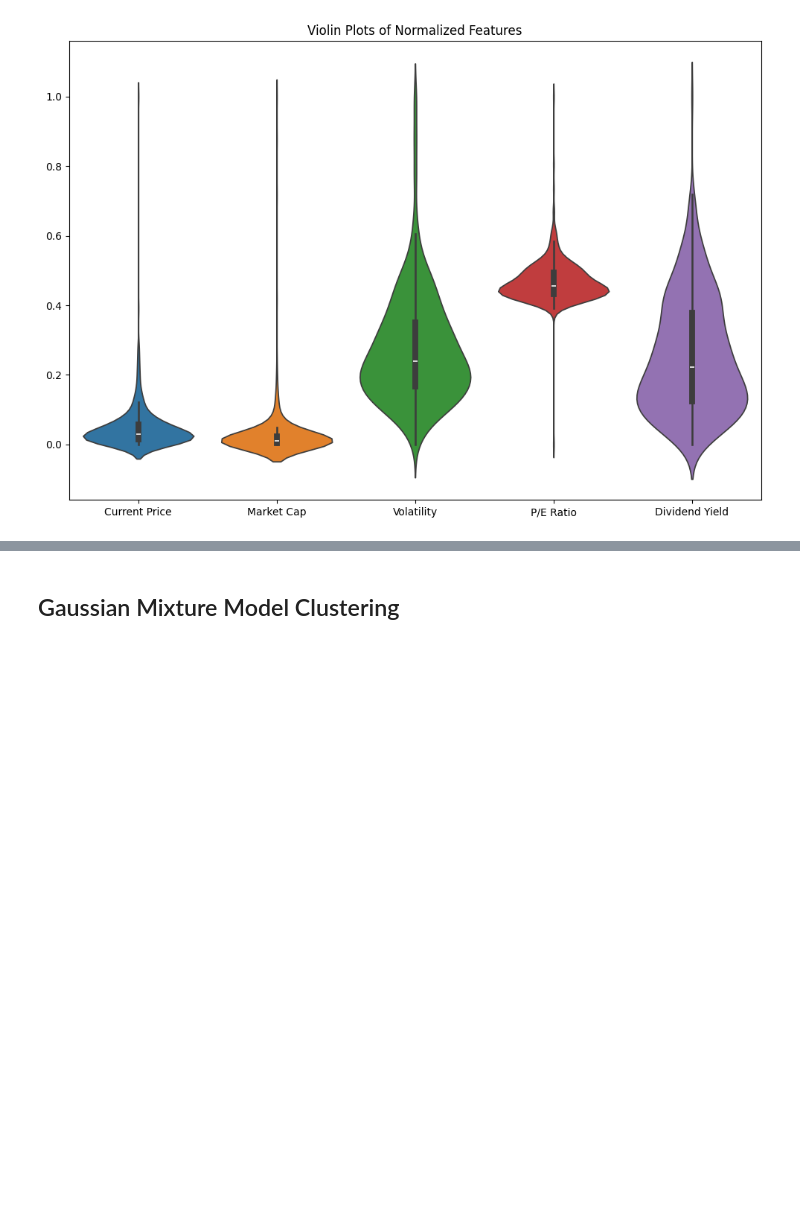
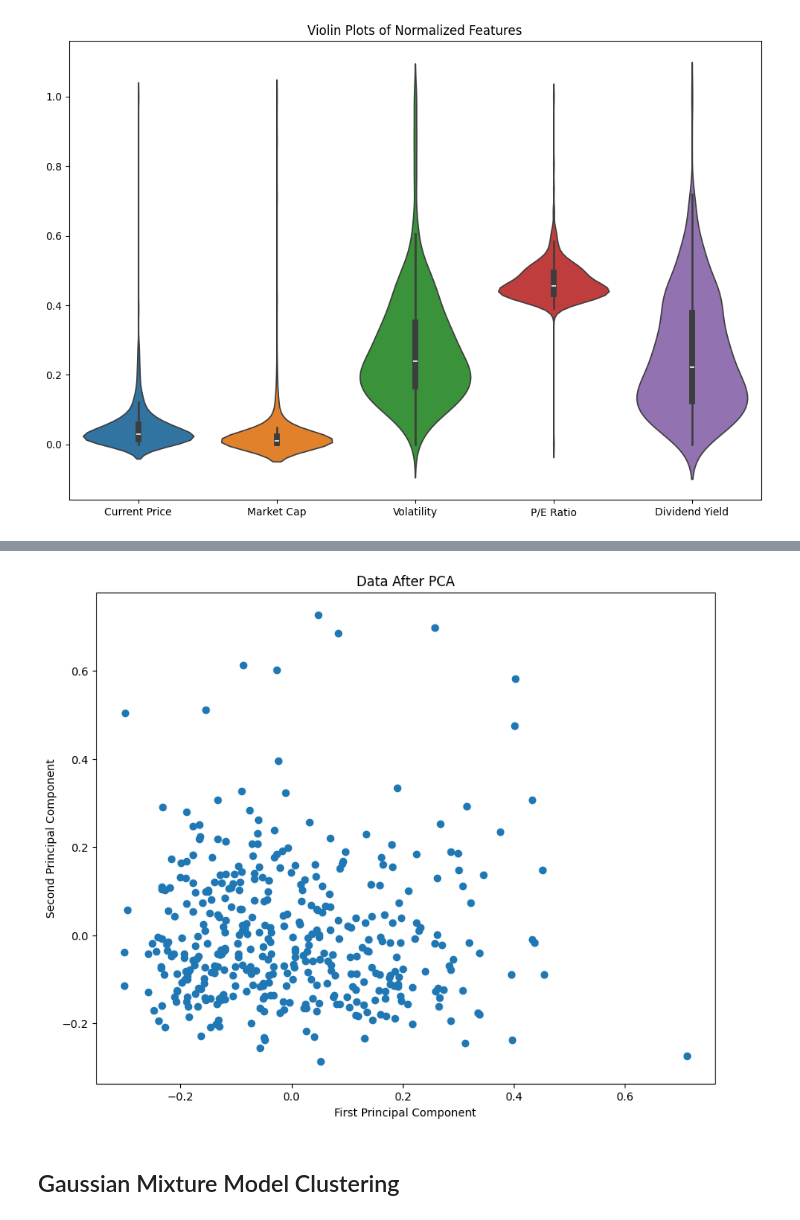
Before and after one commit to Purpup/COGS118B-Project, a Jupyter notebook: FinalProject.ipynb, the cells around one changed output, grey strips where cells are left out. Cells and saved outputs as stored; diff of their text form; code cells hidden in the pictures; blank space fills up the shorter version.

```diff
--- a/FinalProject.ipynb
+++ b/FinalProject.ipynb
@@ -335,2 +355,12 @@ plt.show()
+# %%
+#Plot the reduced data
+plt.figure(figsize=(10, 8))
+plt.scatter(df_reduced[:, 0], df_reduced[:, 1])
+plt.title('Data After PCA')
+plt.xlabel('First Principal Component')
+plt.ylabel('Second Principal Component')
+plt.show()
+# %% [output]
+[figure, added]
 # %% [markdown]
 ## Gaussian Mixture Model Clustering
```
Also changed, not shown: parts of 27 cells of this notebook, 1 other file.
